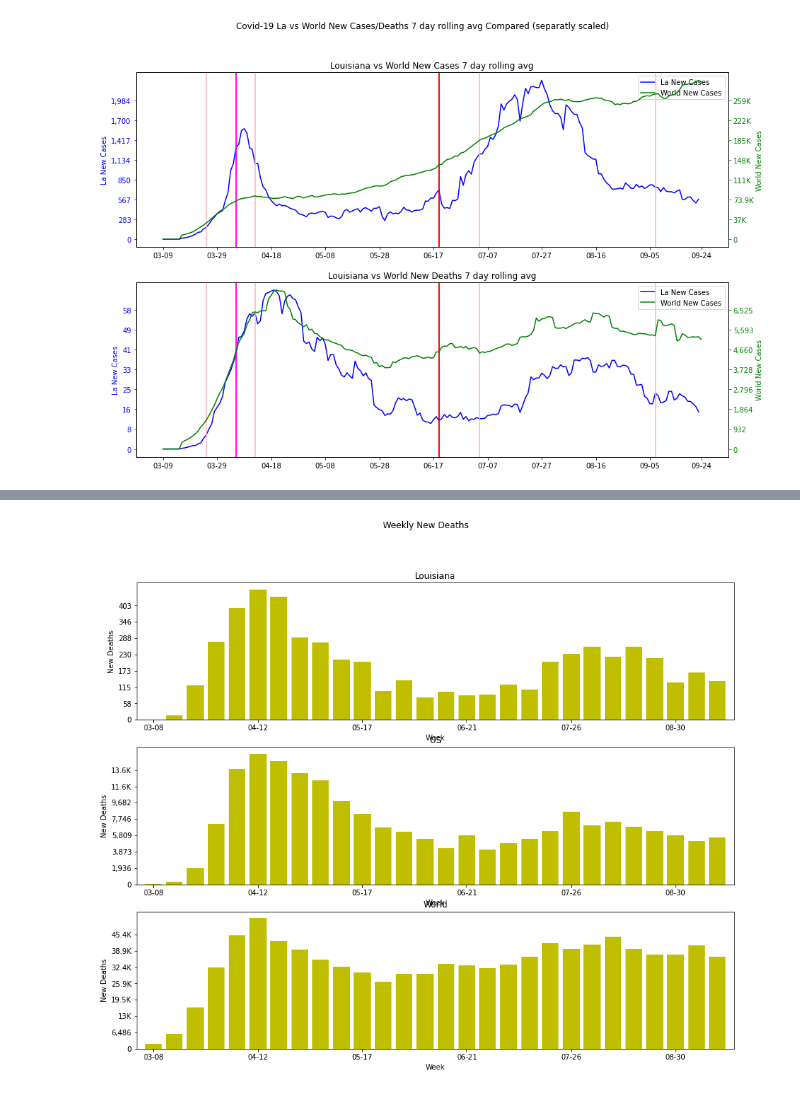
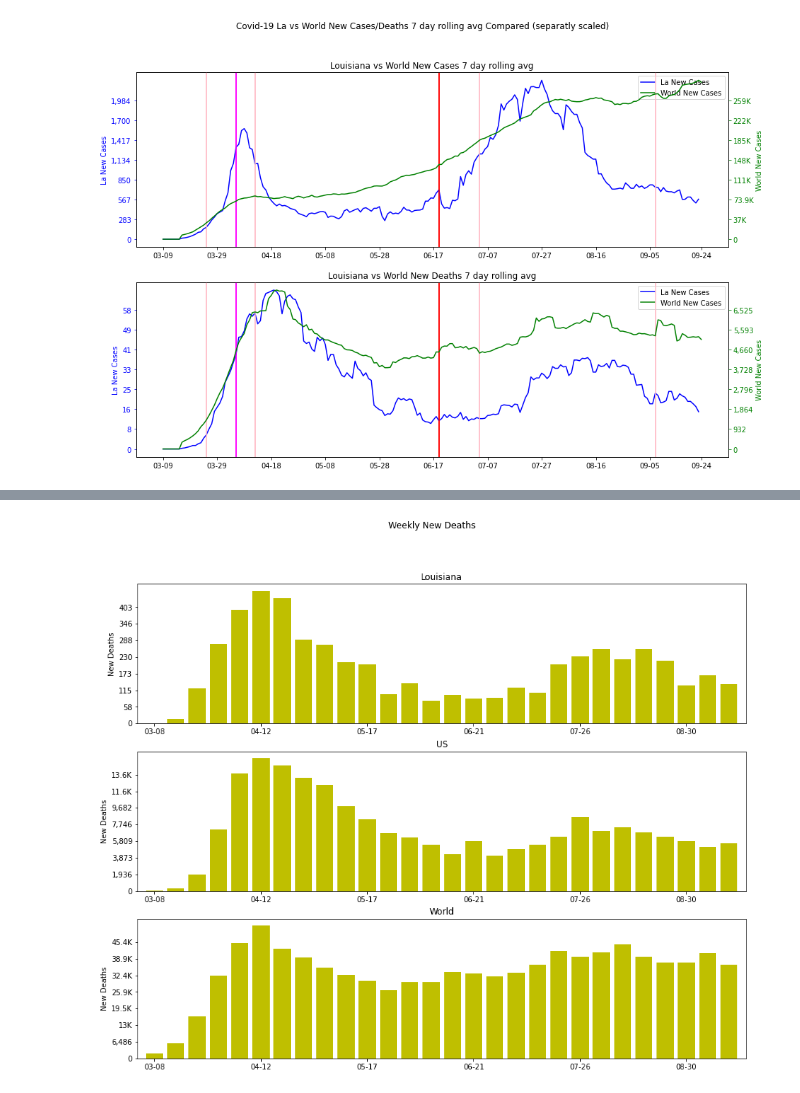
Before and after one commit to GarysCorner/Covid19-LaCompared, a Jupyter notebook: CovidData.ipynb, the cells around one changed output, grey strips where cells are left out. Drawn from its saved outputs; the diff is of its cells as text; code cells hidden in the pictures.

```diff
--- a/CovidData.ipynb
+++ b/CovidData.ipynb
@@ -592,7 +592,7 @@ Text(0.5, 0.98, 'Covid-19 La vs World New Cases/Deaths 7 day rolling avg Compare
 def plotme(df,ax, title = "Graphs", color = 'y'):
     ax.bar(df.index[:-1],df['NewCases'][:-1], color=color)
     ax.set_title(title)
-    ax.set_xlabel("Week")
+    #ax.set_xlabel("Week")
 
     yticks,yticklabels = getyTicks(df,'NewCases')
     ax.set_yticks(yticks)
@@ -619,27 +619,27 @@ plotme(world_df_weekly,axs[2],title="World")
 # %%
 def plotme(df,ax, title = "Graphs", color = 'y'):
     ax.bar(df.index[:-1],df['NewDeaths'][:-1], color=color)
     ax.set_title(title)
-    ax.set_xlabel("Week")
+    #ax.set_xlabel("Week")
 
     yticks,yticklabels = getyTicks(df,'NewDeaths')
     ax.set_yticks(yticks)
     ax.set_yticklabels(yticklabels)
     ax.set_ylabel("New Deaths")
     weeks = ax.get_xticks()
     labels = [datetime.strptime("2020-%s-0" % str(int(week)).zfill(2), "%Y-%U-%w").strftime("%m-%d") for week in weeks]
     ax.set_xticks(weeks)
     ax.set_xticklabels(labels)
     ax.set_xlim(df.index[0]-ax.patches[0].get_width(),df.index[-2]+ax.patches[0].get_width())
 
 
 fig, axs = plt.subplots(3, figsize=(15,12))
 fig.suptitle("Weekly New Deaths")
 
 plotme(la_df_weekly,axs[0], title="Louisiana")
 
 plotme(us_df_weekly,axs[1], title="US")
 
 plotme(world_df_weekly,axs[2],title="World")
 # %% [output]
-[figure, old version]
+[figure, new version]
```
Also changed, not shown: parts of 1 cell of this notebook.
